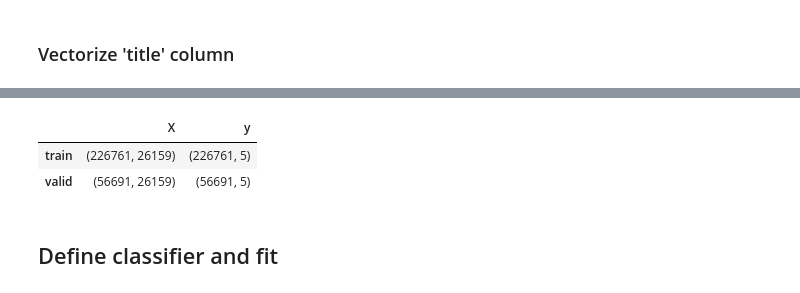
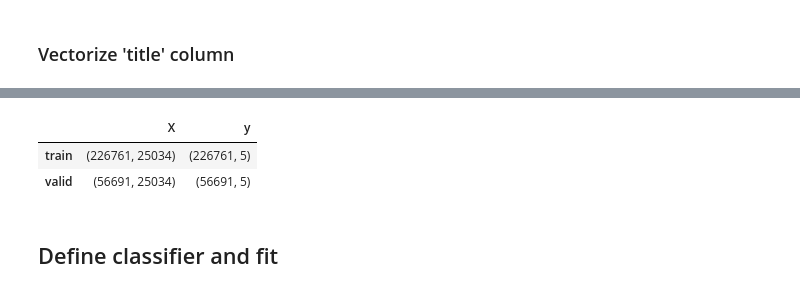
Before and after one commit to ivan-kud/ml-projects, a Jupyter notebook: hierarchical-classification/baseline.ipynb, the cells around one changed output, grey strips where cells are left out. Cells and saved outputs as stored; diff of their text form; code cells hidden in the pictures.

Commit message:
add stratification; replace globals from myutils.py to .ipynb files

```diff
--- a/hierarchical-classification/baseline.ipynb
+++ b/hierarchical-classification/baseline.ipynb
@@ -27,16 +27,16 @@ RANDOM_SEED = 2147483647
 GRAPH_ROOT = 1
 
 DATA_PATH = './data/'
-WORKING_PATH = myutils.WORKING_PATH
+WORKING_PATH = './working/'
 
 IDENT = 'id'  # ID feature name
-TARGET = myutils.TARGET  # Target feature name
-TRAIN = myutils.TRAIN  # Binary feature name to separate train and test data
-PATH_COLS = myutils.PATH_COLS
+TARGET = 'category_id'  # Target feature name
+TRAIN = 'TRAIN'  # Binary feature name to separate train and test data
+PATH_COLS = ['node_1', 'node_2', 'node_3', 'node_4', 'node_5']
 
-MODEL_TYPE = 'lcn'  # {'lcpn', 'lcn'}
-N_ESTIMATORS = 40
-N_WORD_SYMBOLS = 2
+MODEL_TYPE = 'lcpn'  # {'lcpn', 'lcn'}
+N_ESTIMATORS = 20
+N_WORD_SYMBOLS = 3
 VALID_SIZE = 0.2
 # %% [markdown]
 ## Load data
@@ -120,7 +110,8 @@ df.head(2)
 # %%
 # Split df
 X, X_train, X_valid, X_test, y, y_train, y_valid, _, _ = myutils.split_scale_df(
-    df, validation_size=VALID_SIZE, random_state=RANDOM_SEED, stratify=True
+    df, TRAIN, TARGET, PATH_COLS,
+    validation_size=VALID_SIZE, random_state=RANDOM_SEED, stratify=True
 )
 
 # Print shapes
@@ -139,8 +130,10 @@ pd.DataFrame({'X': {'not test': X.shape, 'train': X_train.shape, 'valid': X_vali
 # Get vectorizer
 vectorizer = myutils.get_vectorizer(
     X_train['title'],
-    'bl_vectorizer_w' + str(N_WORD_SYMBOLS) + '_train.joblib',
-    r'(?u)\b\w{' + str(N_WORD_SYMBOLS) + r',}\b',
+    fname=WORKING_PATH + 'bl_vectorizer_w' + str(N_WORD_SYMBOLS) + '_train.joblib',
+    stopwords_fname = WORKING_PATH + 'stopwords-ru.txt',
+    regexp=r'(?u)\b\w{' + str(N_WORD_SYMBOLS) + r',}\b',
+    saving=False,
 )
 
 print('Number of vectorized features:', len(vectorizer.vocabulary_))
@@ -155,13 +148,15 @@ Wall time: 163 ms
 # Get 'title' vectors
 title_train = myutils.get_title_vectors(
     X_train['title'],
-    'bl_titlevect_w' + str(N_WORD_SYMBOLS) + '_train.joblib',
-    vectorizer,
+    fname=WORKING_PATH + 'bl_titlevect_w' + str(N_WORD_SYMBOLS) + '_train.joblib',
+    vectorizer=vectorizer,
+    saving=False,
 )
 title_valid = myutils.get_title_vectors(
     X_valid['title'],
-    'bl_titlevect_w' + str(N_WORD_SYMBOLS) + '_valid.joblib',
-    vectorizer,
+    fname=WORKING_PATH + 'bl_titlevect_w' + str(N_WORD_SYMBOLS) + '_valid.joblib',
+    vectorizer=vectorizer,
+    saving=False,
 )
 
 # Add other columns from df
@@ -178,6 +173,6 @@ Wall time: 62.2 ms
 |  | X | y |
-| train | (226761, 26159) | (226761, 5) |
-| valid | (56691, 26159) | (56691, 5) |
+| train | (226761, 25034) | (226761, 5) |
+| valid | (56691, 25034) | (56691, 5) |
 # %% [markdown]
 ## Define classifier and fit
 # %%
```
Also changed, not shown: parts of 13 cells of this notebook, 4 other files.
